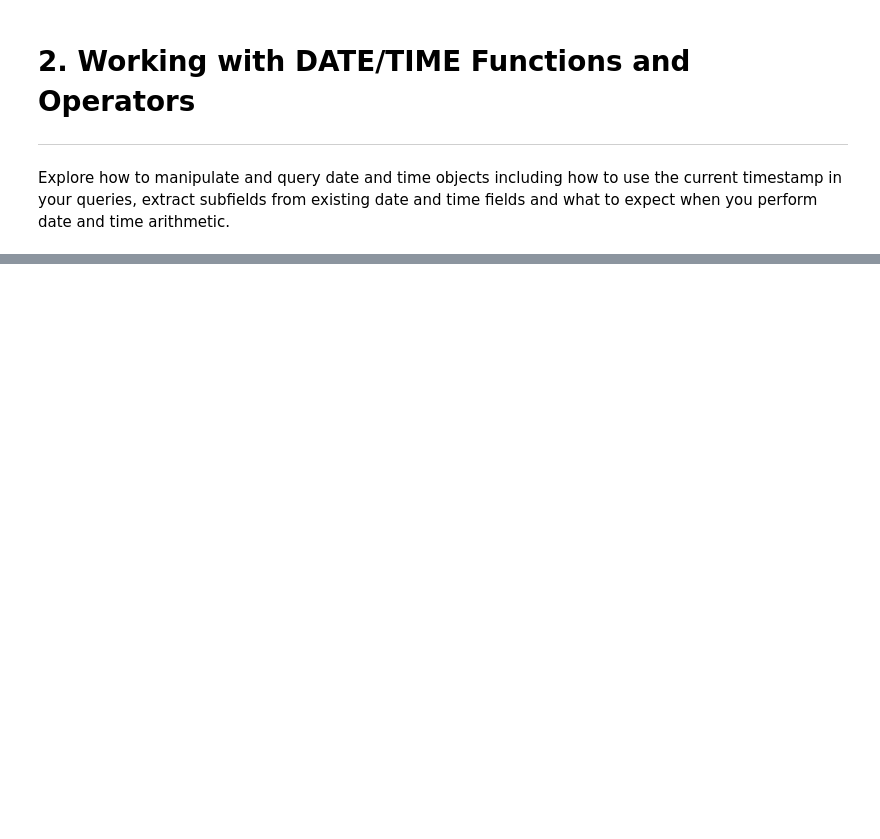
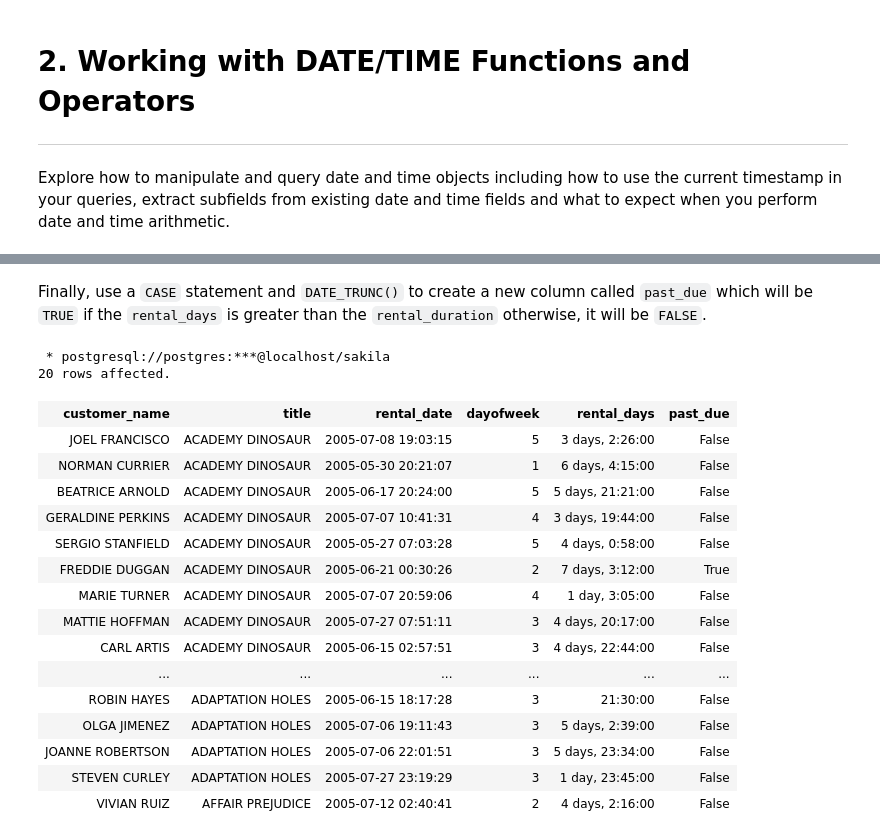
Before and after one commit to dehscardoso/datacamp, a Jupyter notebook: Skill Tracks/01_SQL_Fundamentals/05_Functions_for_Manipulating_Data_in_PostgreSQL/02_Working_with_DATE_TIME_Functions_and_Operators.ipynb, the cells around one changed output, grey strips where cells are left out. Drawn from its saved outputs; the diff is of its cells as text; code cells hidden in the pictures; blank space fills up the shorter version.

```diff
--- a/Skill Tracks/01_SQL_Fundamentals/05_Functions_for_Manipulating_Data_in_PostgreSQL/02_Working_with_DATE_TIME_Functions_and_Operators.ipynb
+++ b/Skill Tracks/01_SQL_Fundamentals/05_Functions_for_Manipulating_Data_in_PostgreSQL/02_Working_with_DATE_TIME_Functions_and_Operators.ipynb
@@ -34,0 +473,45 @@ Explore how to manipulate and query date and time objects including how to use t
+# %% [markdown]
+Finally, use a `CASE` statement and `DATE_TRUNC()` to create a new column called `past_due` which will be `TRUE` if the `rental_days` is greater than the `rental_duration` otherwise, it will be `FALSE`.
+# %%
+%%sql
+
+SELECT c.first_name || ' ' || c.last_name AS customer_name,
+       f.title,
+       r.rental_date,
+       EXTRACT(dow FROM r.rental_date) AS dayofweek,
+       AGE(r.return_date, r.rental_date) AS rental_days,
+       CASE WHEN DATE_TRUNC('day', AGE(r.return_date, r.rental_date)) >
+            f.rental_duration * INTERVAL '1' day
+       THEN TRUE
+            ELSE FALSE END AS past_due
+
+FROM film AS f
+     INNER JOIN inventory AS i
+         ON f.film_id = i.film_id
+     INNER JOIN rental AS r
+         ON i.inventory_id = r.inventory_id
+     INNER JOIN customer AS c
+         ON c.customer_id = r.customer_id
+WHERE r.rental_date BETWEEN CAST('2005-05-01' AS DATE)
+      AND CAST('2005-05-01' AS DATE) + INTERVAL '90 day'
+
+LIMIT 20
+# %% [output]
+ * postgresql://postgres:***@localhost/sakila
+20 rows affected.
+| customer_name | title | rental_date | dayofweek | rental_days | past_due |
+| JOEL FRANCISCO | ACADEMY DINOSAUR | 2005-07-08 19:03:15 | 5 | 3 days, 2:26:00 | False |
+| NORMAN CURRIER | ACADEMY DINOSAUR | 2005-05-30 20:21:07 | 1 | 6 days, 4:15:00 | False |
+| BEATRICE ARNOLD | ACADEMY DINOSAUR | 2005-06-17 20:24:00 | 5 | 5 days, 21:21:00 | False |
+| GERALDINE PERKINS | ACADEMY DINOSAUR | 2005-07-07 10:41:31 | 4 | 3 days, 19:44:00 | False |
+| SERGIO STANFIELD | ACADEMY DINOSAUR | 2005-05-27 07:03:28 | 5 | 4 days, 0:58:00 | False |
+| FREDDIE DUGGAN | ACADEMY DINOSAUR | 2005-06-21 00:30:26 | 2 | 7 days, 3:12:00 | True |
+| MARIE TURNER | ACADEMY DINOSAUR | 2005-07-07 20:59:06 | 4 | 1 day, 3:05:00 | False |
+| MATTIE HOFFMAN | ACADEMY DINOSAUR | 2005-07-27 07:51:11 | 3 | 4 days, 20:17:00 | False |
+| CARL ARTIS | ACADEMY DINOSAUR | 2005-06-15 02:57:51 | 3 | 4 days, 22:44:00 | False |
+| ... | ... | ... | ... | ... | ... |
+| ROBIN HAYES | ADAPTATION HOLES | 2005-06-15 18:17:28 | 3 | 21:30:00 | False |
+| OLGA JIMENEZ | ADAPTATION HOLES | 2005-07-06 19:11:43 | 3 | 5 days, 2:39:00 | False |
+| JOANNE ROBERTSON | ADAPTATION HOLES | 2005-07-06 22:01:51 | 3 | 5 days, 23:34:00 | False |
+| STEVEN CURLEY | ADAPTATION HOLES | 2005-07-27 23:19:29 | 3 | 1 day, 23:45:00 | False |
+| VIVIAN RUIZ | AFFAIR PREJUDICE | 2005-07-12 02:40:41 | 2 | 4 days, 2:16:00 | False |
```
Also changed, not shown: parts of 56 cells of this notebook, 28 other files.
